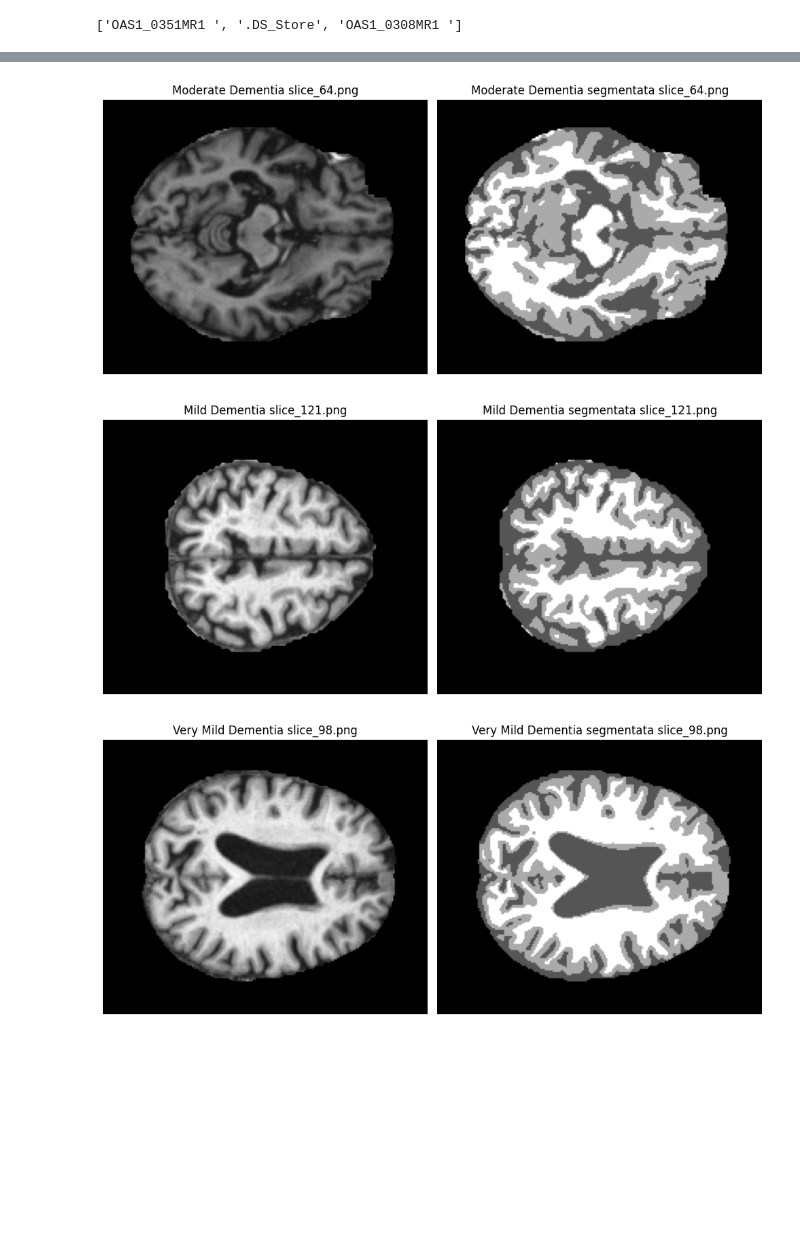
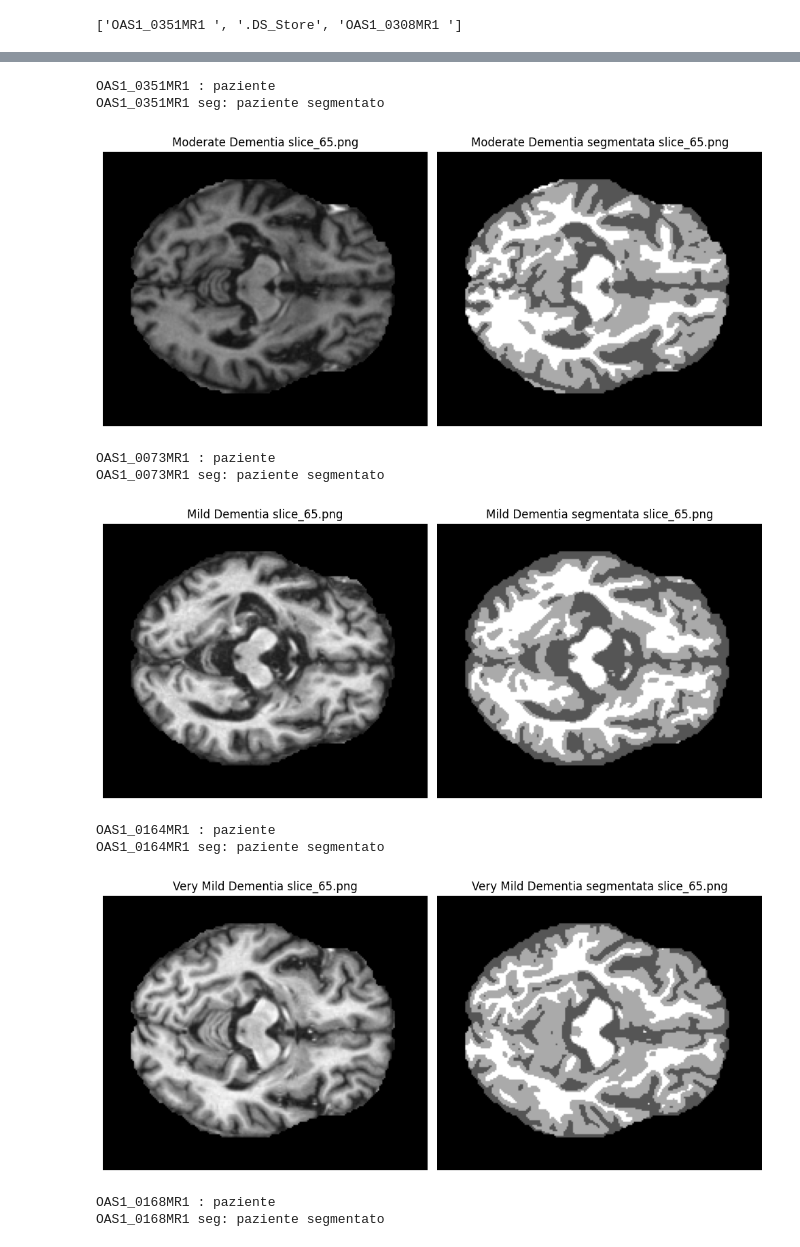
Before and after one commit to giuliasciortino/Alzheimer-Detection-Project, a Jupyter notebook: Alzheimer_detection_project.ipynb, the cells around one changed output, grey strips where cells are left out. Cells and saved outputs as stored; diff of their text form; code cells hidden in the pictures; blank space fills up the shorter version.

```diff
--- a/Alzheimer_detection_project.ipynb
+++ b/Alzheimer_detection_project.ipynb
@@ -102,39 +124,59 @@ Non Demented: 23520 immagini mri segmentate
 #visualizzazione di immagini a campione
 
 import matplotlib.pyplot as plt
 import matplotlib.image as mpimg
 import random
 
-for category in dementia_categories:
+#scelta della slice
+category_path = os.path.join(oasis1_path, 'Non Demented')
+mri_path= os.path.join(category_path, 'mri scan')
+folders=os.listdir(mri_path)
+folder_to_exclude='.DS_Store'                                         #aggiustare dataset rimuovendo queste cartelle
+folders = [folder for folder in folders if folder != folder_to_exclude]
+random_folder = random.choice(folders)
+patient_path= os.path.join(mri_path, random_folder)
+random_slice = random.choice(os.listdir(patient_path))
+
+for category in categories:
   category_path = os.path.join(oasis1_path, category)
   mri_segmented_path=os.path.join(category_path, 'mri segmented')
   mri_path= os.path.join(category_path, 'mri scan')
-  random_folder = random.choice(os.listdir(mri_path))
+  folders=os.listdir(mri_path)
+  folder_to_exclude='.DS_Store'                                       #aggiustare dataset rimuovendo queste cartelle
+  folders = [folder for folder in folders if folder != folder_to_exclude]
+  random_folder = random.choice(folders)
+  print(f"{random_folder}: paziente ")
   random_folder_seg= f"{random_folder}seg"
+  print(f"{random_folder_seg}: paziente segmentato")                  #aggiustare dataset uniformando i nomi delle cartelle
 
   patient_path= os.path.join(mri_path, random_folder)
   patient_path_seg= os.path.join(mri_segmented_path, random_folder_seg)
 
-  random_slice = random.choice(os.listdir(patient_path))
   img_path = os.path.join(patient_path, random_slice)
   img = mpimg.imread(img_path)
-
   img_seg_path = os.path.join(patient_path_seg, random_slice)
   img_seg = mpimg.imread(img_seg_path)
 
-  fig, axes = plt.subplots(1, 2, figsize=(10, 5))  # 1 riga, 2 colonne
-
+  fig, axes = plt.subplots(1, 2, figsize=(10, 5))
   axes[0].imshow(img)
   axes[0].set_title(f"{category} {random_slice}")
   axes[0].axis('off')
 
   axes[1].imshow(img_seg)
   axes[1].set_title(f"{category} segmentata {random_slice}")
   axes[1].axis('off')
 
   plt.tight_layout()
   plt.show()
 # %% [output]
+OAS1_0351MR1 : paziente
+OAS1_0351MR1 seg: paziente segmentato
-[figure, old version]
+[figure, new version]
+OAS1_0073MR1 : paziente
+OAS1_0073MR1 seg: paziente segmentato
-[figure, old version]
+[figure, new version]
+OAS1_0164MR1 : paziente
+OAS1_0164MR1 seg: paziente segmentato
-[figure, old version]
+[figure, new version]
+OAS1_0168MR1 : paziente
+OAS1_0168MR1 seg: paziente segmentato
```
Also changed, not shown: parts of 7 cells of this notebook.
